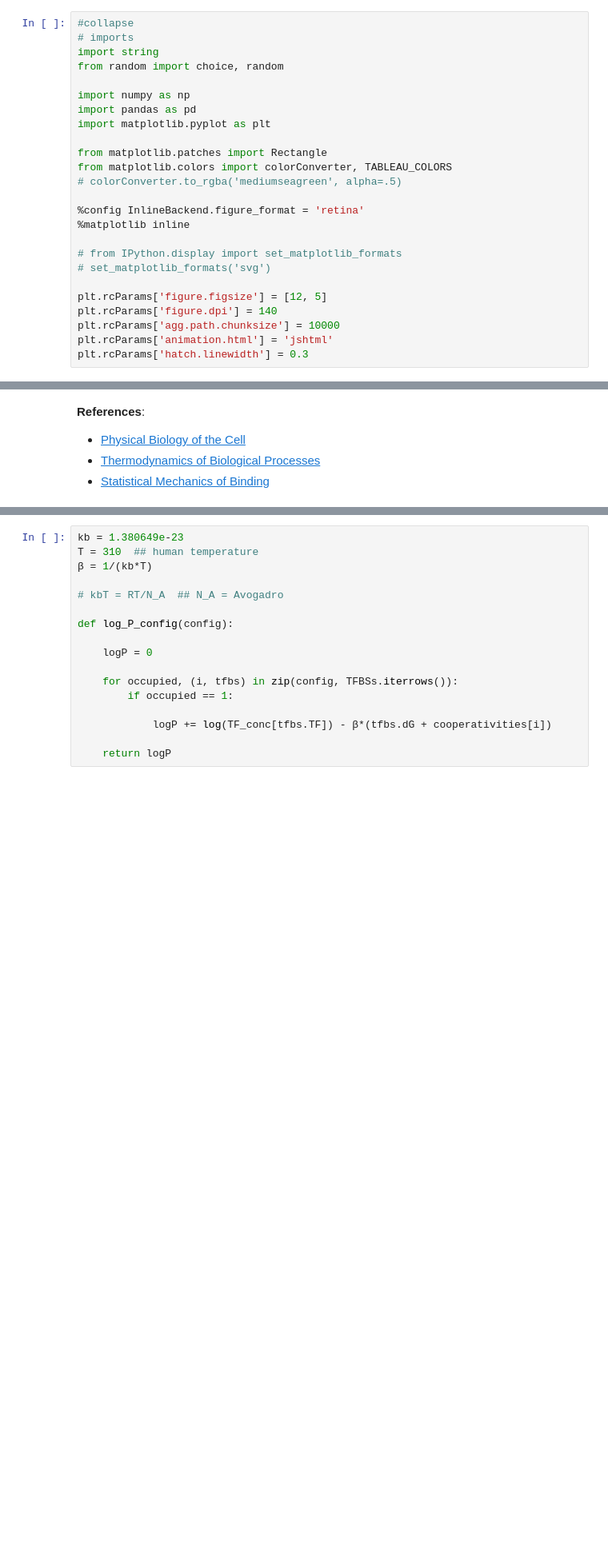
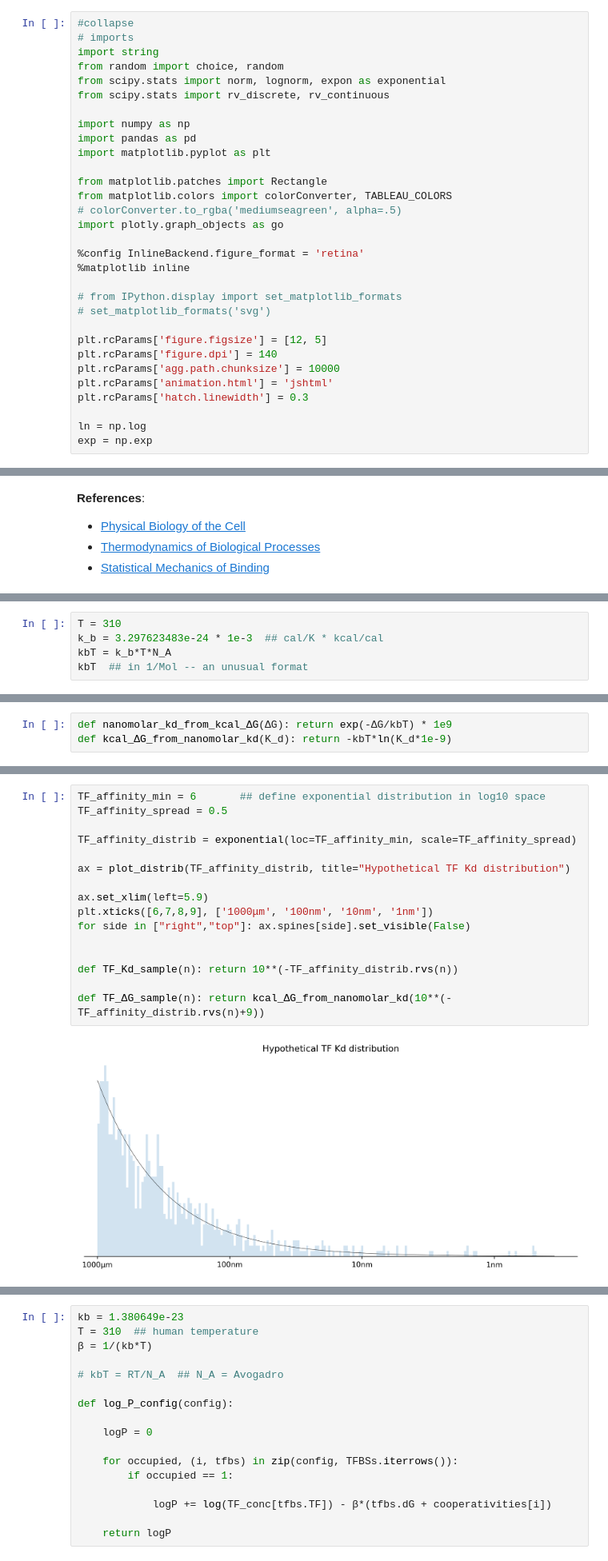
Before and after one commit to alexlenail/back_of_my_envelope, a Jupyter notebook: _notebooks/2022-01-12-equilibrium_TFs.ipynb, the cells around one changed output, grey strips where cells are left out. Shown: that part at 80% size. Cells and saved outputs as stored; diff of their text form; blank space fills up the shorter version.

```diff
--- a/_notebooks/2022-01-12-equilibrium_TFs.ipynb
+++ b/_notebooks/2022-01-12-equilibrium_TFs.ipynb
@@ -10,6 +10,8 @@
 # imports
 import string
 from random import choice, random
+from scipy.stats import norm, lognorm, expon as exponential
+from scipy.stats import rv_discrete, rv_continuous
 
 import numpy as np
 import pandas as pd
@@ -18,6 +20,7 @@ import matplotlib.pyplot as plt
 from matplotlib.patches import Rectangle
 from matplotlib.colors import colorConverter, TABLEAU_COLORS
 # colorConverter.to_rgba('mediumseagreen', alpha=.5)
+import plotly.graph_objects as go
 
 %config InlineBackend.figure_format = 'retina'
 %matplotlib inline
@@ -30,3 +33,6 @@ plt.rcParams['figure.dpi'] = 140
 plt.rcParams['agg.path.chunksize'] = 10000
 plt.rcParams['animation.html'] = 'jshtml'
 plt.rcParams['hatch.linewidth'] = 0.3
+
+ln = np.log
+exp = np.exp
@@ -99,0 +183,5 @@ The takeaway is that both the kinetic and thermodynamic formalisms produce an eq
+# %%
+T = 310
+k_b = 3.297623483e-24 * 1e-3  ## cal/K * kcal/cal
+kbT = k_b*T*N_A
+kbT  ## in 1/Mol -- an unusual format
@@ -99,0 +190,3 @@ The takeaway is that both the kinetic and thermodynamic formalisms produce an eq
+# %%
+def nanomolar_kd_from_kcal_ΔG(ΔG): return exp(-ΔG/kbT) * 1e9
+def kcal_ΔG_from_nanomolar_kd(K_d): return -kbT*ln(K_d*1e-9)
@@ -99,0 +228,18 @@ The takeaway is that both the kinetic and thermodynamic formalisms produce an eq
+# %%
+TF_affinity_min = 6       ## define exponential distribution in log10 space
+TF_affinity_spread = 0.5
+
+TF_affinity_distrib = exponential(loc=TF_affinity_min, scale=TF_affinity_spread)
+
+ax = plot_distrib(TF_affinity_distrib, title="Hypothetical TF Kd distribution")
+
+ax.set_xlim(left=5.9)
+plt.xticks([6,7,8,9], ['1000μm', '100nm', '10nm', '1nm'])
+for side in ["right","top"]: ax.spines[side].set_visible(False)
+
+
+def TF_Kd_sample(n): return 10**(-TF_affinity_distrib.rvs(n))
+
+def TF_ΔG_sample(n): return kcal_ΔG_from_nanomolar_kd(10**(-TF_affinity_distrib.rvs(n)+9))
+# %% [output]
+[figure, added]
```
Also changed, not shown: parts of 27 cells of this notebook.
